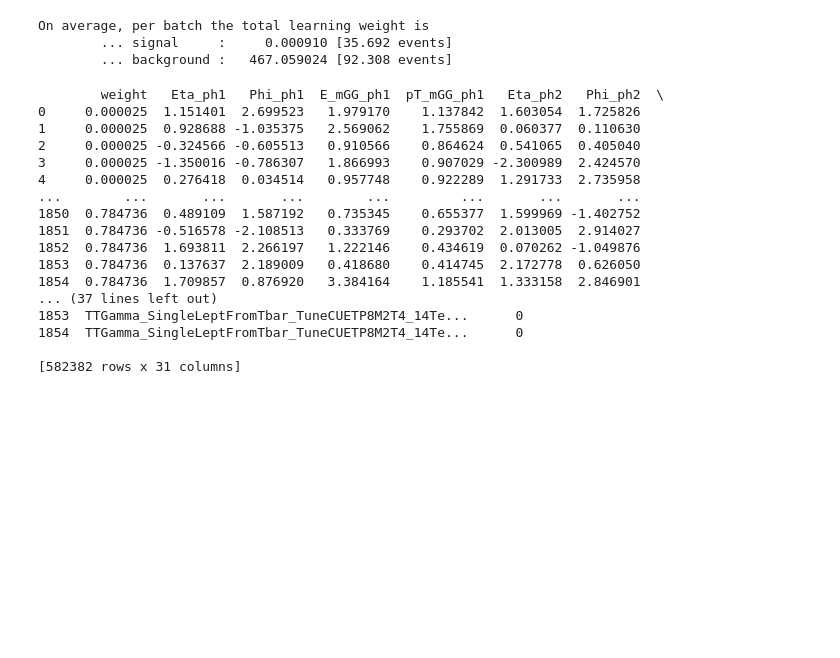
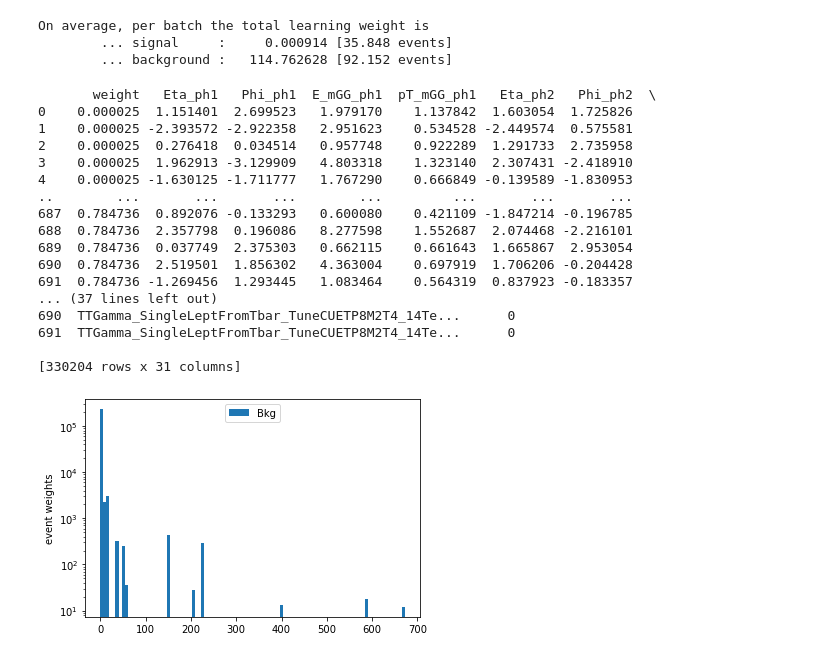
Before and after one commit to suatdonertas/DNN_HHWWGG, a Jupyter notebook: DNN.ipynb, the cells around one changed output. Saved outputs shown, nothing was run; the diff lists cells and outputs as text; code cells hidden in the pictures; blank space fills up the shorter version.

```diff
--- a/DNN.ipynb
+++ b/DNN.ipynb
@@ -7,6 +7,6 @@ from tensorflow import keras
 from tensorflow.keras import layers
 from tensorflow.keras.callbacks import EarlyStopping, ReduceLROnPlateau
 # %%
-df = pd.read_parquet("Skim_OneSig_Oguz_Sel.parquet")
+df = pd.read_parquet("Skim_10_11.parquet")
 # %%
 df["label"] = 0
@@ -34,3 +34,19 @@ print(df)
+# %%
+df = df[~df.process.str.contains("QCD")]
+#df = df[~df.process.str.contains("GluGluHToGG")]
+#df = df[~df.process.str.contains("VBFToGG")]
+#df = df[~df.process.str.contains("TTWJets")]
+#df = df[~df.process.str.contains("TTGG_0Jets_")]
+#df = df[~df.process.str.contains("TTGamma")]
+#df = df[~df.process.str.contains("WW_Tune")]
+#df = df[~df.process.str.contains("THQ_ctc")]
+#df = df[~df.process.str.contains("W1Jets")]
+#df = df[~df.process.str.contains("W2Jets")]
+#df = df[~df.process.str.contains("W3Jets")]
+
+
+
+#df.to_csv("dataframe_HHWWgg_withoutDY.csv")
 # %%
 df.loc[df.process.str.contains("HHH"), ['label']] = 1
 # %%
@@ -59,26 +75,41 @@ def checkBatches(df):
 checkBatches(df)
 # %% [output]
 On average, per batch the total learning weight is
-        ... signal     :     0.000910 [35.692 events]
-        ... background :   467.059024 [92.308 events]
+        ... signal     :     0.000914 [35.848 events]
+        ... background :   114.762628 [92.152 events]
 # %%
 print(df)
 # %% [output]
-        weight   Eta_ph1   Phi_ph1  E_mGG_ph1  pT_mGG_ph1   Eta_ph2   Phi_ph2  \
-0     0.000025  1.151401  2.699523   1.979170    1.137842  1.603054  1.725826
-1     0.000025  0.928688 -1.035375   2.569062    1.755869  0.060377  0.110630
-2     0.000025 -0.324566 -0.605513   0.910566    0.864624  0.541065  0.405040
-3     0.000025 -1.350016 -0.786307   1.866993    0.907029 -2.300989  2.424570
-4     0.000025  0.276418  0.034514   0.957748    0.922289  1.291733  2.735958
-...        ...       ...       ...        ...         ...       ...       ...
-1850  0.784736  0.489109  1.587192   0.735345    0.655377  1.599969 -1.402752
-1851  0.784736 -0.516578 -2.108513   0.333769    0.293702  2.013005  2.914027
-1852  0.784736  1.693811  2.266197   1.222146    0.434619  0.070262 -1.049876
-1853  0.784736  0.137637  2.189009   0.418680    0.414745  2.172778  0.626050
-1854  0.784736  1.709857  0.876920   3.384164    1.185541  1.333158  2.846901
+       weight   Eta_ph1   Phi_ph1  E_mGG_ph1  pT_mGG_ph1   Eta_ph2   Phi_ph2  \
+0    0.000025  1.151401  2.699523   1.979170    1.137842  1.603054  1.725826
+1    0.000025 -2.393572 -2.922358   2.951623    0.534528 -2.449574  0.575581
+2    0.000025  0.276418  0.034514   0.957748    0.922289  1.291733  2.735958
+3    0.000025  1.962913 -3.129909   4.803318    1.323140  2.307431 -2.418910
+4    0.000025 -1.630125 -1.711777   1.767290    0.666849 -0.139589 -1.830953
+..        ...       ...       ...        ...         ...       ...       ...
+687  0.784736  0.892076 -0.133293   0.600080    0.421109 -1.847214 -0.196785
+688  0.784736  2.357798  0.196086   8.277598    1.552687  2.074468 -2.216101
+689  0.784736  0.037749  2.375303   0.662115    0.661643  1.665867  2.953054
+690  0.784736  2.519501  1.856302   4.363004    0.697919  1.706206 -0.204428
+691  0.784736 -1.269456  1.293445   1.083464    0.564319  0.837923 -0.183357
 ... (37 lines left out)
-1853  TTGamma_SingleLeptFromTbar_TuneCUETP8M2T4_14Te...      0
-1854  TTGamma_SingleLeptFromTbar_TuneCUETP8M2T4_14Te...      0
+690  TTGamma_SingleLeptFromTbar_TuneCUETP8M2T4_14Te...      0
+691  TTGamma_SingleLeptFromTbar_TuneCUETP8M2T4_14Te...      0
 
-[582382 rows x 31 columns]
+[330204 rows x 31 columns]
+# %%
+import seaborn as sns
+import matplotlib.pyplot as plt
+import numpy as np
+
+fig = plt.figure()
+plt.hist(df.loc[df['label']==0,'weight'],bins=100,label='Bkg')
+plt.yscale('log')
+plt.ylabel('event weights')
+#plt.ylabel('')
+#plt.title('dnn_score')
+plt.legend(loc='upper center')
+fig.savefig("event_weights_B.pdf", dpi = 300)
+# %% [output]
+[figure, added]
 # %%
```
Also changed, not shown: parts of 20 cells of this notebook.
